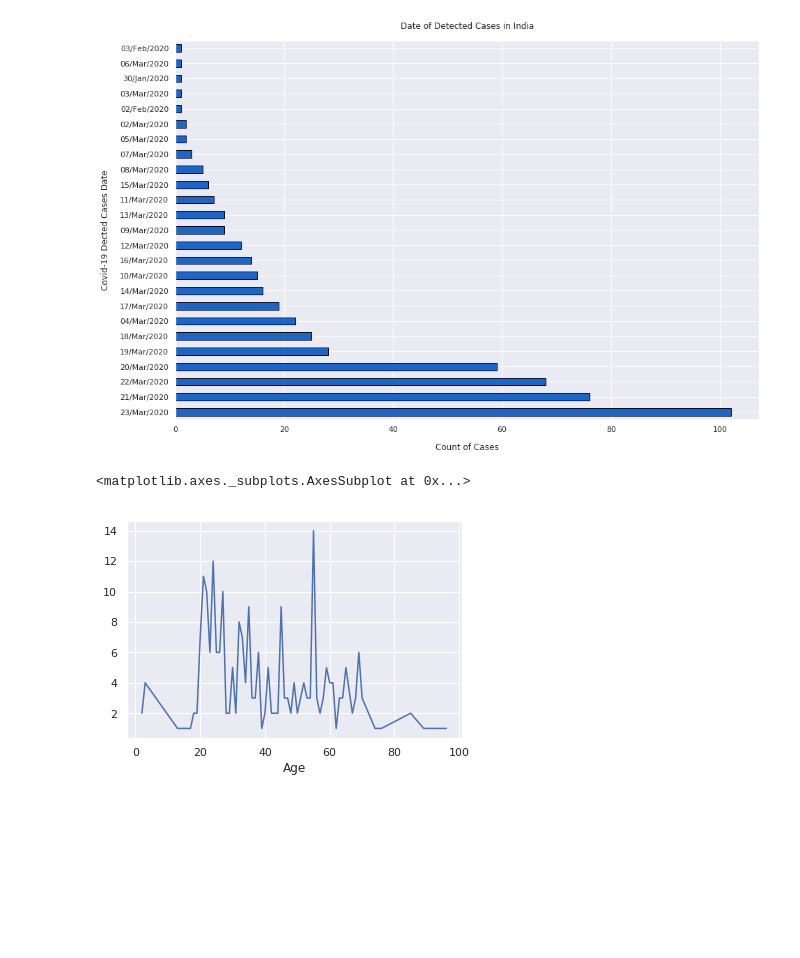
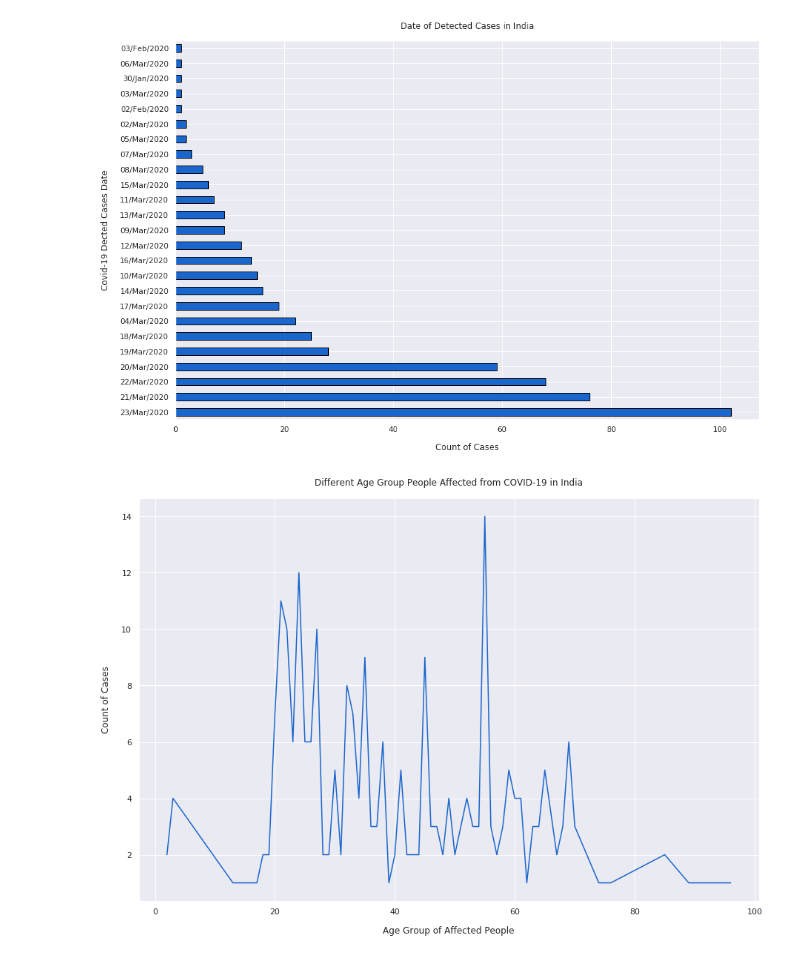
Before and after one commit to samacker77/COVID19-India-Analysis, a Jupyter notebook: notebook.ipynb, the cells around one changed output. Cells and saved outputs as stored; diff of their text form; code cells hidden in the pictures; blank space fills up the shorter version.

```diff
--- a/notebook.ipynb
+++ b/notebook.ipynb
@@ -201,5 +212,4 @@ plt.title("Detected Cases in different district of India", y=1.02);
 # %%
-sns.set(font_scale=1.0)
 data['Diagnosed date'].value_counts().plot(kind='barh', figsize=(15, 10), edgecolor='black',
                                               color=(0.1, 0.4, 0.8, 1));
 plt.ylabel("Covid-19 Dected Cases Date", labelpad=14)
@@ -207,8 +217,11 @@ plt.xlabel("Count of Cases", labelpad=14)
 plt.title("Date of Detected Cases in India", y=1.02);
 # %% [output]
 [figure]
-# %%
-data.groupby('Age').count()['Diagnosed date'].plot()
-# %% [output]
-<matplotlib.axes._subplots.AxesSubplot at 0x...>
-[figure, removed]
+# %%
+data.groupby('Age').count()['Diagnosed date'].plot(figsize=(15, 10),
+                                              color=(0.1, 0.4, 0.8, 1))
+plt.xlabel("Age Group of Affected People", labelpad=14)
+plt.ylabel("Count of Cases", labelpad=14)
+plt.title("Different Age Group People Affected from COVID-19 in India", y=1.02);
+# %% [output]
+[figure, added]
```
Also changed, not shown: parts of 10 cells of this notebook.
